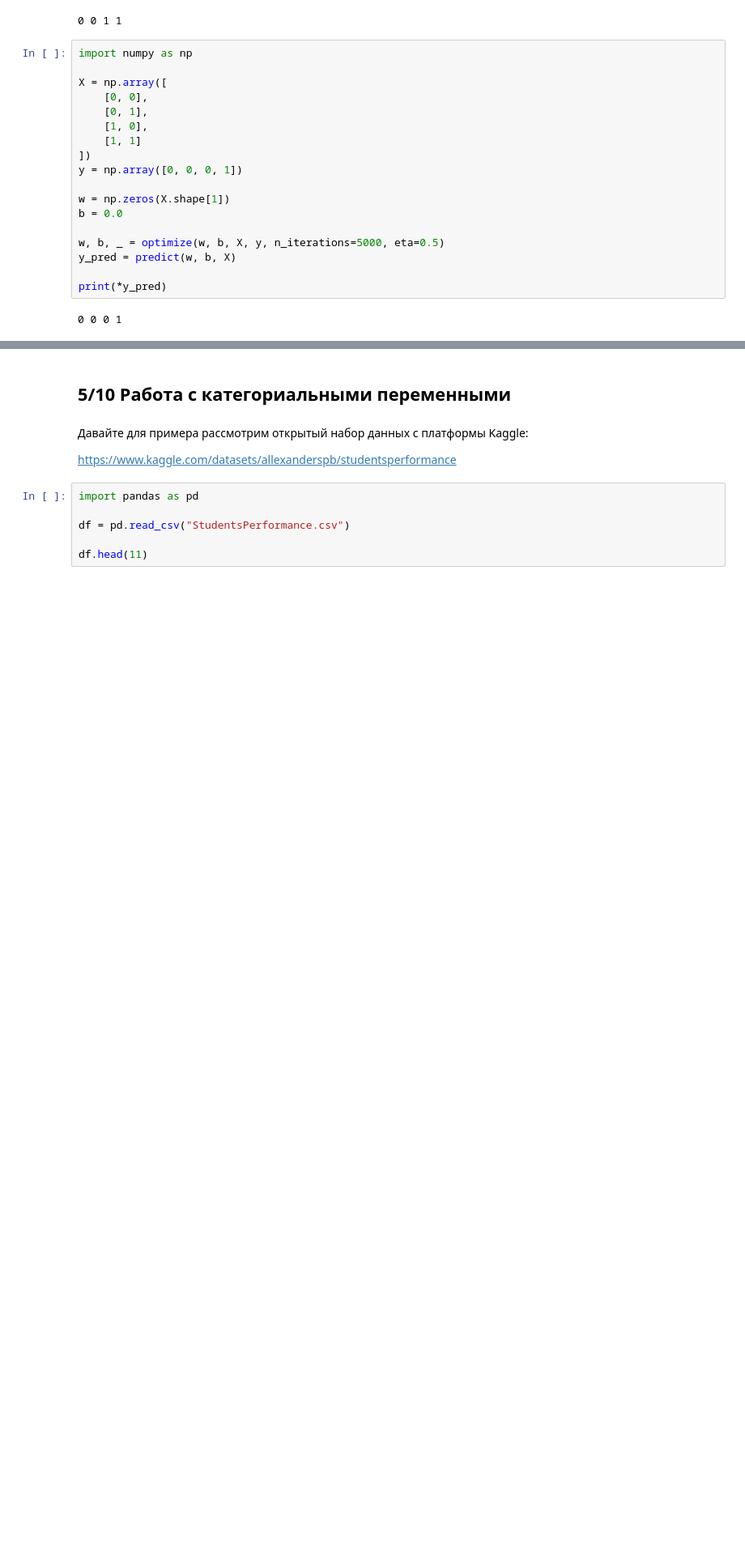
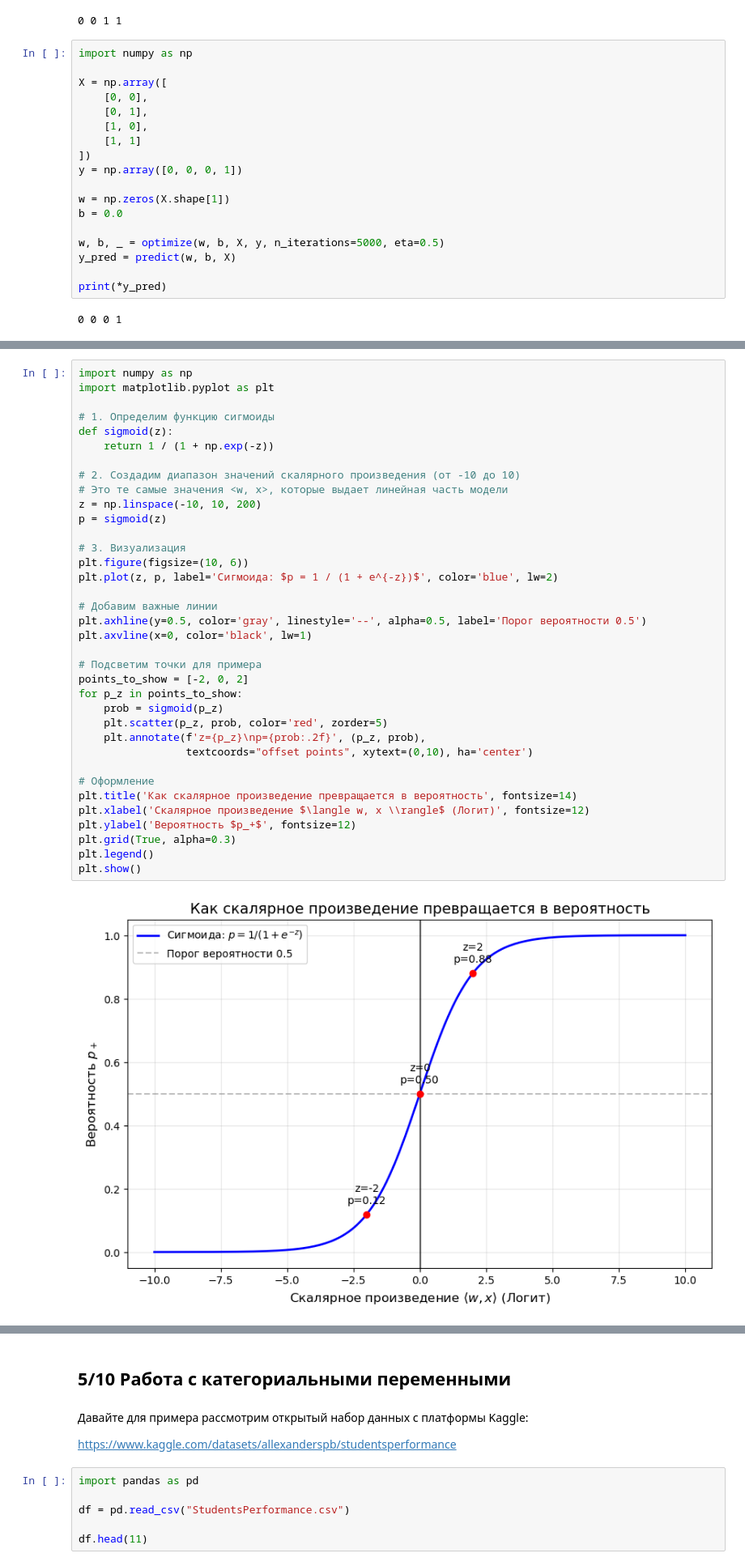
Before and after one commit to iTonyJah/DataScience, a Jupyter notebook: Edu/classical_ml/classical_ml_test.ipynb, the cells around one changed output, grey strips where cells are left out. Shown at 81% size. Drawn from its saved outputs; the diff is of its cells as text; blank space fills up the shorter version.

```diff
--- a/Edu/classical_ml/classical_ml_test.ipynb
+++ b/Edu/classical_ml/classical_ml_test.ipynb
@@ -1460,0 +1521,38 @@ TypeError: optimize() missing 1 required positional argument: 'eta'
+# %%
+import numpy as np
+import matplotlib.pyplot as plt
+
+# 1. Определим функцию сигмоиды
+def sigmoid(z):
+    return 1 / (1 + np.exp(-z))
+
+# 2. Создадим диапазон значений скалярного произведения (от -10 до 10)
+# Это те самые значения <w, x>, которые выдает линейная часть модели
+z = np.linspace(-10, 10, 200)
+p = sigmoid(z)
+
+# 3. Визуализация
+plt.figure(figsize=(10, 6))
+plt.plot(z, p, label='Сигмоида: $p = 1 / (1 + e^{-z})$', color='blue', lw=2)
+
+# Добавим важные линии
+plt.axhline(y=0.5, color='gray', linestyle='--', alpha=0.5, label='Порог вероятности 0.5')
+plt.axvline(x=0, color='black', lw=1)
+
+# Подсветим точки для примера
+points_to_show = [-2, 0, 2]
+for p_z in points_to_show:
+    prob = sigmoid(p_z)
+    plt.scatter(p_z, prob, color='red', zorder=5)
+    plt.annotate(f'z={p_z}\np={prob:.2f}', (p_z, prob),
+                 textcoords="offset points", xytext=(0,10), ha='center')
+
+# Оформление
+plt.title('Как скалярное произведение превращается в вероятность', fontsize=14)
+plt.xlabel('Скалярное произведение $\langle w, x \\rangle$ (Логит)', fontsize=12)
+plt.ylabel('Вероятность $p_+$', fontsize=12)
+plt.grid(True, alpha=0.3)
+plt.legend()
+plt.show()
+# %% [output]
+[figure, added]
```
Also changed, not shown: parts of 20 cells of this notebook.
